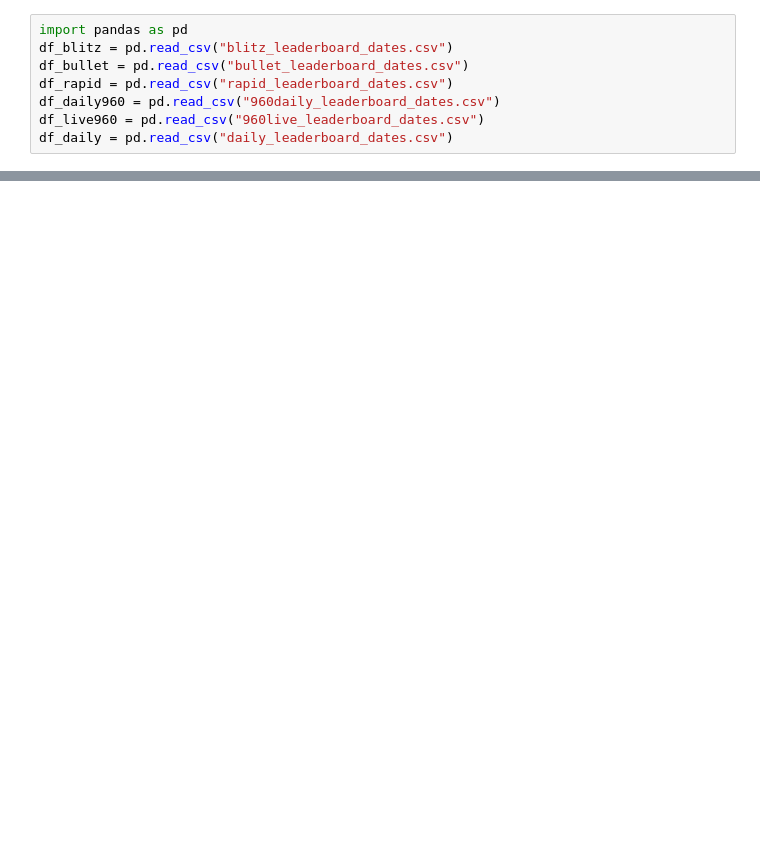
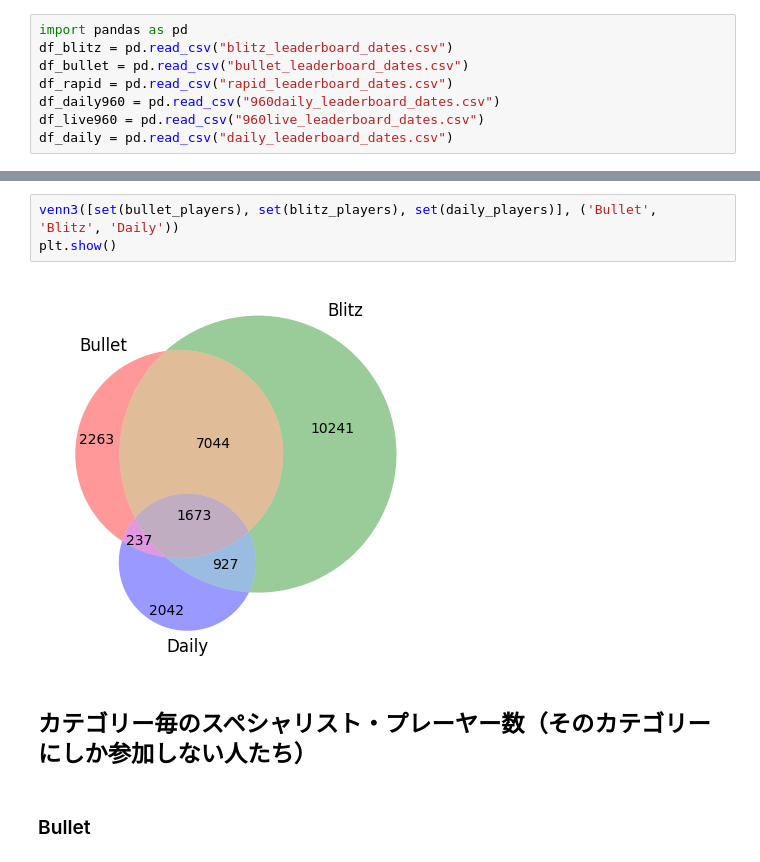
Before and after one commit to tanoCureC/scrape-chesscom, a Jupyter notebook: syukei.ipynb, the cells around one changed output, grey strips where cells are left out. Cells and saved outputs as stored; diff of their text form; blank space fills up the shorter version.

```diff
--- a/syukei.ipynb
+++ b/syukei.ipynb
@@ -49,0 +31,9 @@ Name: Player name, Length: 787, dtype: object
+# %%
+venn3([set(bullet_players), set(blitz_players), set(daily_players)], ('Bullet', 'Blitz', 'Daily'))
+plt.show()
+# %% [output]
+[figure, added]
+# %% [markdown]
+## カテゴリー毎のスペシャリスト・プレーヤー数（そのカテゴリーにしか参加しない人たち）
+# %% [markdown]
+### Bullet
```
Also changed, not shown: parts of 65 cells of this notebook, 2 other files.
